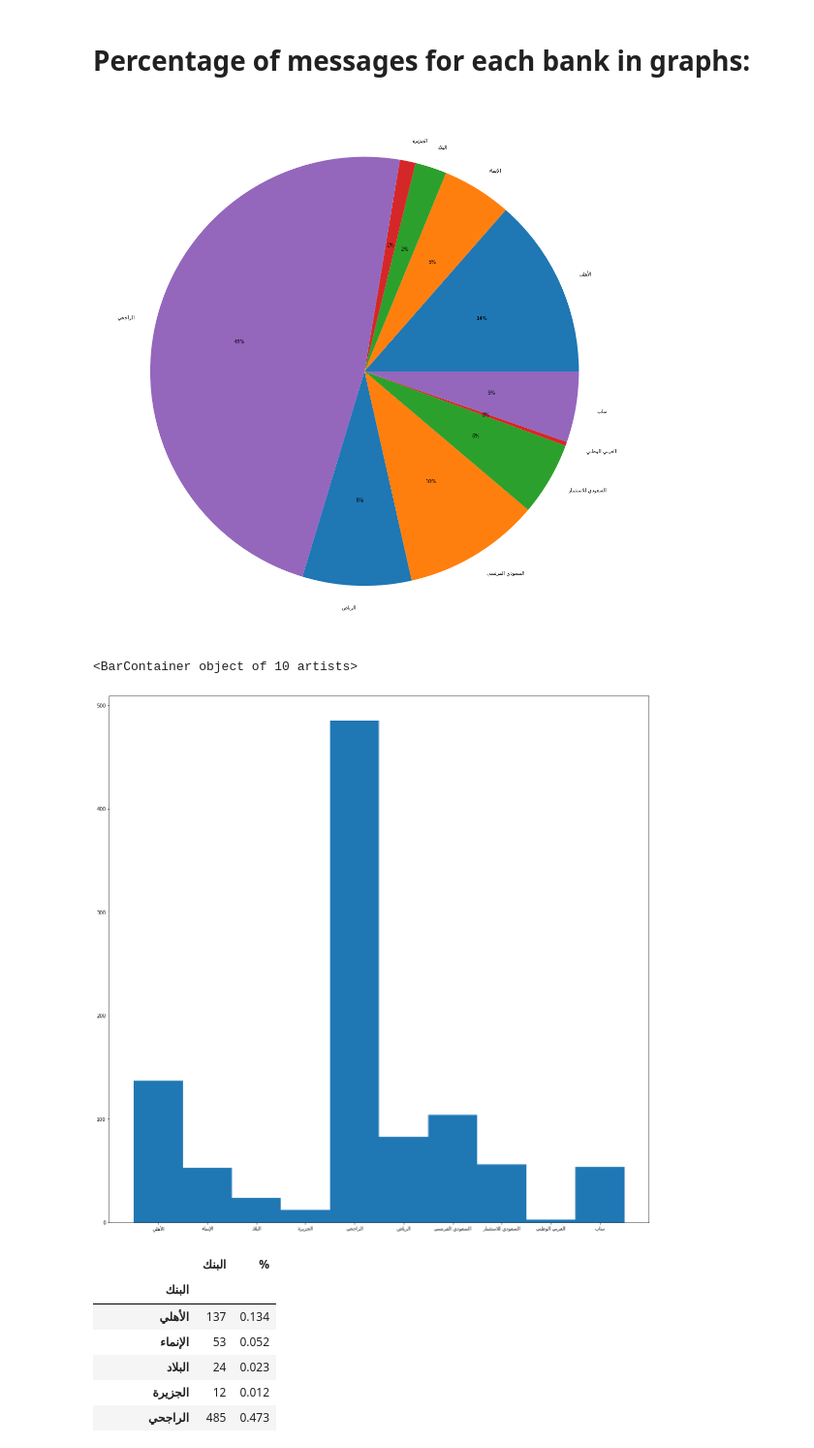
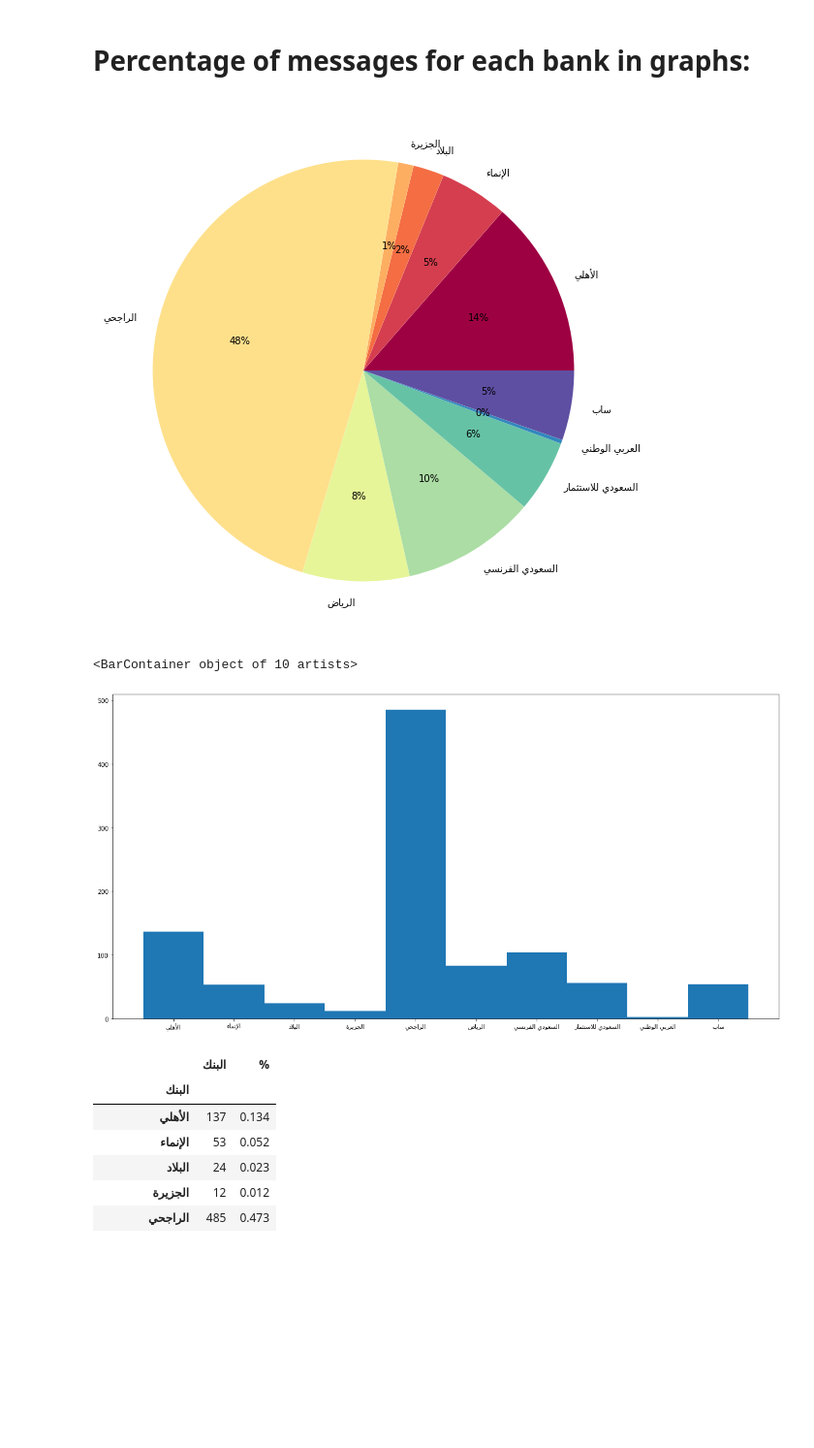
Before and after one commit to AlOmair-Batool/Khazna, a Jupyter notebook: sms.ipynb, the cells around one changed output. Shown at 97% size. Drawn from its saved outputs; the diff is of its cells as text; code cells hidden in the pictures; blank space fills up the shorter version.

```diff
--- a/sms.ipynb
+++ b/sms.ipynb
@@ -77,19 +81,19 @@ for i in bank_data.index:
 
 from bidi import algorithm as bidialg
 #define Seaborn color palette to use
-colors = sns.color_palette()[0:5]
+colors =  ['#9e0142', '#d53e4f', '#f46d43', '#fdae61', '#fee08b', '#e6f598', '#abdda4', '#66c2a5', '#3288bd', '#5e4fa2']
 #create pie chart
-plt.figure(figsize=(20,20))
+plt.figure(figsize=(10,10))
 plt.pie(bank_data['البنك'], labels = l , colors = colors, autopct='%.0f%%')
 plt.show()
 # %% [output]
-[figure, old version]
+[figure, new version]
 # %%
-plt.figure(figsize=(20,20))
+plt.figure(figsize=(20,10))
 plt.bar(l,bank_data['البنك'],width=1)
 # %% [output]
 <BarContainer object of 10 artists>
-[figure, old version]
+[figure, new version]
 # %%
 present=[]
 for i in bank_data['البنك']:
```
Also changed, not shown: parts of 14 cells of this notebook, 1 other file.
